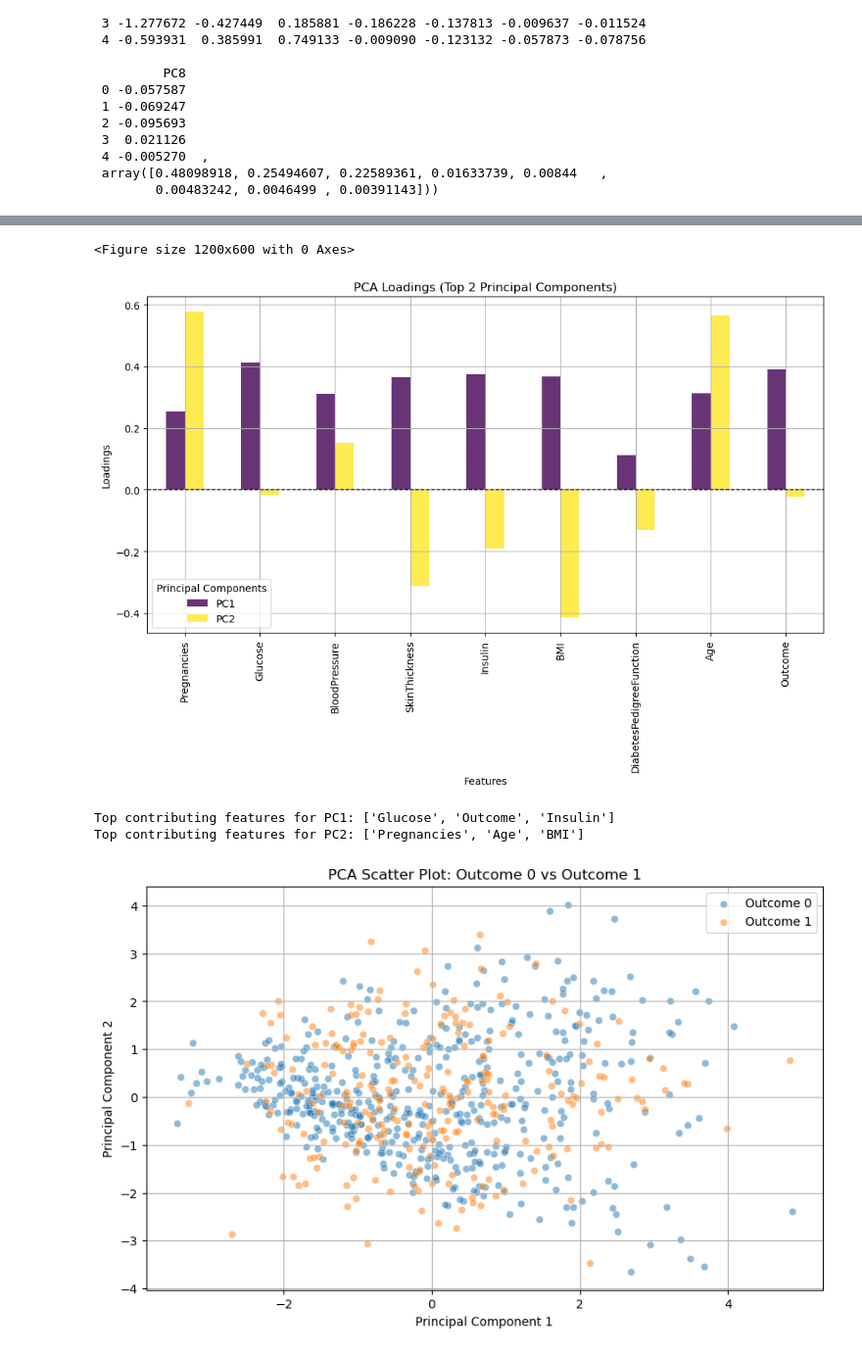
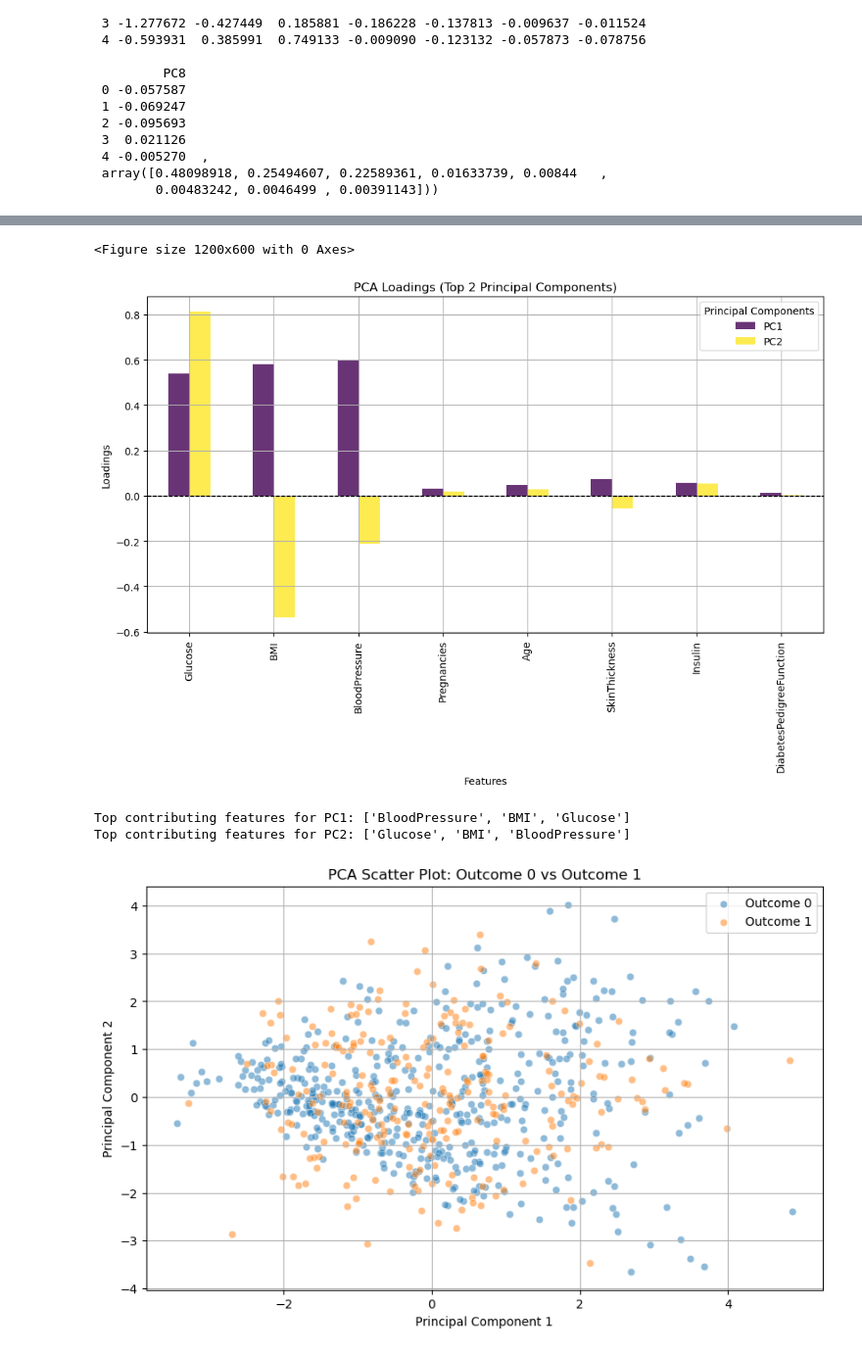
Before and after one commit to davisdsuess/Applied-Analytics, a Jupyter notebook: 02_Tuesday/session2afternoon.ipynb, the cells around one changed output, grey strips where cells are left out. Shown: that part at 98% size. Drawn from its saved outputs; the diff is of its cells as text; code cells hidden in the pictures.

```diff
--- a/02_Tuesday/session2afternoon.ipynb
+++ b/02_Tuesday/session2afternoon.ipynb
@@ -124,37 +134,37 @@ Total explained variance by selected PCs: 0.32
 
 import seaborn as sns
 import pandas as pd
 import matplotlib.pyplot as plt
 
 # Eigenvektoren (Ladungen) extrahieren
 loadings = pca.components_[:2]  # Erste zwei Hauptkomponenten
 
 # DataFrame für Visualisierung erstellen
-loadings_df = pd.DataFrame(loadings.T, index=df1.columns, columns=['PC1', 'PC2'])
+loadings_df = pd.DataFrame(loadings.T, index=df1_scaled.columns, columns=['PC1', 'PC2'])
 
 # Balkendiagramm für die ersten beiden Hauptkomponenten
 plt.figure(figsize=(12, 6))
 loadings_df.plot(kind='bar', figsize=(12, 6), cmap='viridis', alpha=0.8)
 plt.axhline(0, color='black', linestyle='--', linewidth=1)
 plt.title('PCA Loadings (Top 2 Principal Components)')
 plt.xlabel('Features')
 plt.ylabel('Loadings')
 plt.legend(title='Principal Components')
 plt.xticks(rotation=90)
 plt.grid(True)
 plt.show()
 
 # Interpretation: Höchste absolute Werte in jeder Komponente
 top_features_pc1 = loadings_df['PC1'].abs().nlargest(3).index.tolist()
 top_features_pc2 = loadings_df['PC2'].abs().nlargest(3).index.tolist()
 
 print(f'Top contributing features for PC1: {top_features_pc1}')
 print(f'Top contributing features for PC2: {top_features_pc2}')
 # %% [output]
 <Figure size 1200x600 with 0 Axes>
-[figure, old version]
+[figure, new version]
-Top contributing features for PC1: ['Glucose', 'Outcome', 'Insulin']
-Top contributing features for PC2: ['Pregnancies', 'Age', 'BMI']
+Top contributing features for PC1: ['BloodPressure', 'BMI', 'Glucose']
+Top contributing features for PC2: ['Glucose', 'BMI', 'BloodPressure']
 # %%
 #4 Split the dataset by "Outcome". Perform PCA for both subsets.
 # Are there clearly visible differences in the PCs? What does that mean?
```
Also changed, not shown: parts of 2 cells of this notebook.
